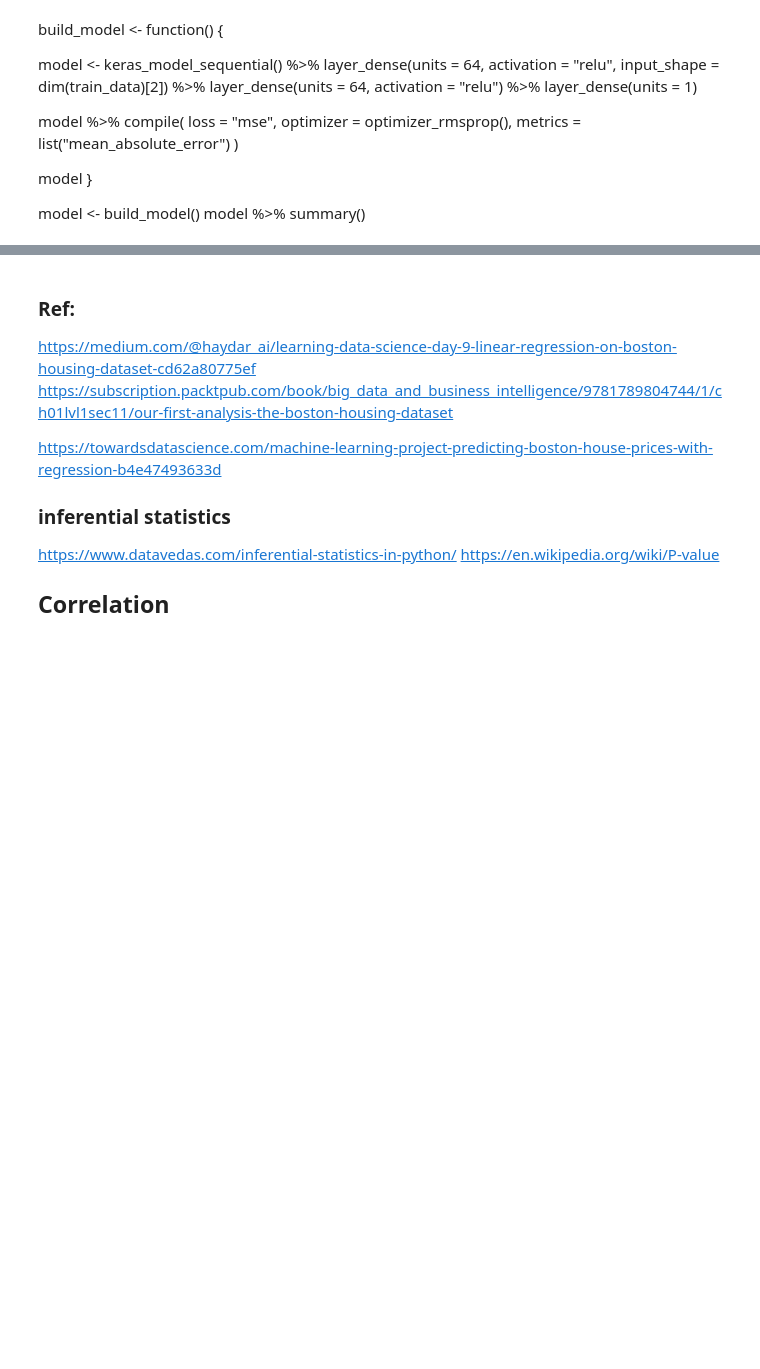
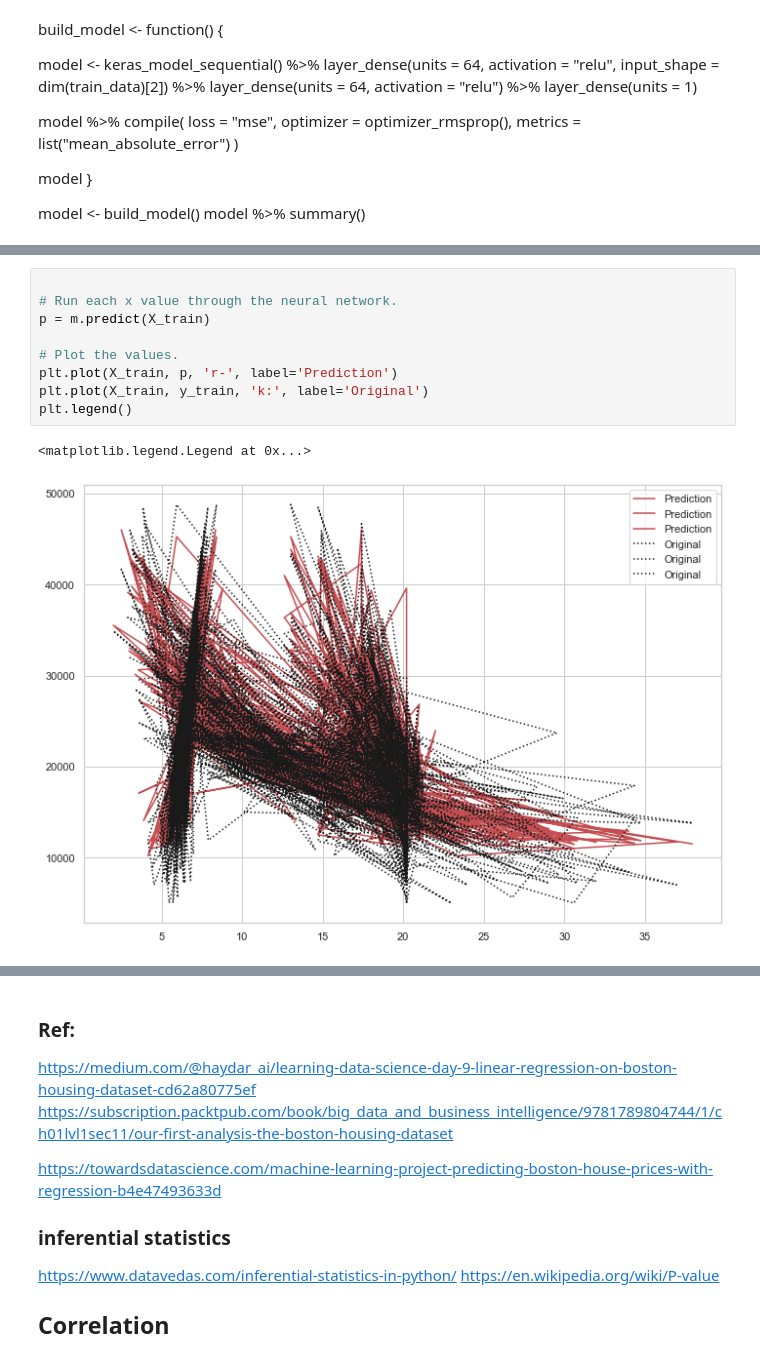
Before and after one commit to RitRa/MachineLearning-project, a Jupyter notebook: Machine Learning and Statistics Project 2019.ipynb, the cells around one changed output, grey strips where cells are left out. Cells and saved outputs as stored; diff of their text form; blank space fills up the shorter version.

```diff
--- a/Machine Learning and Statistics Project 2019.ipynb
+++ b/Machine Learning and Statistics Project 2019.ipynb
@@ -508,0 +525,12 @@ None
+# %%
+
+# Run each x value through the neural network.
+p = m.predict(X_train)
+
+# Plot the values.
+plt.plot(X_train, p, 'r-', label='Prediction')
+plt.plot(X_train, y_train, 'k:', label='Original')
+plt.legend()
+# %% [output]
+<matplotlib.legend.Legend at 0x...>
+[figure, added]
```
Also changed, not shown: parts of 10 cells of this notebook, 23 other files.
